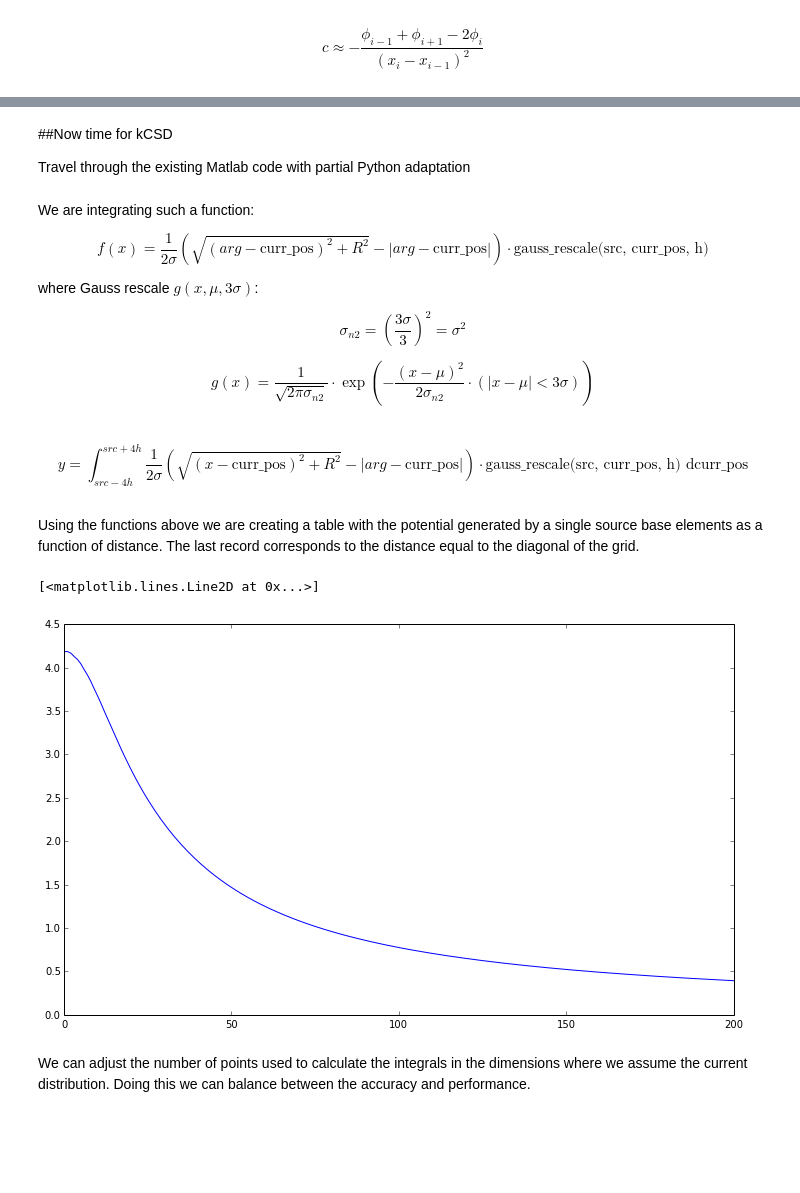
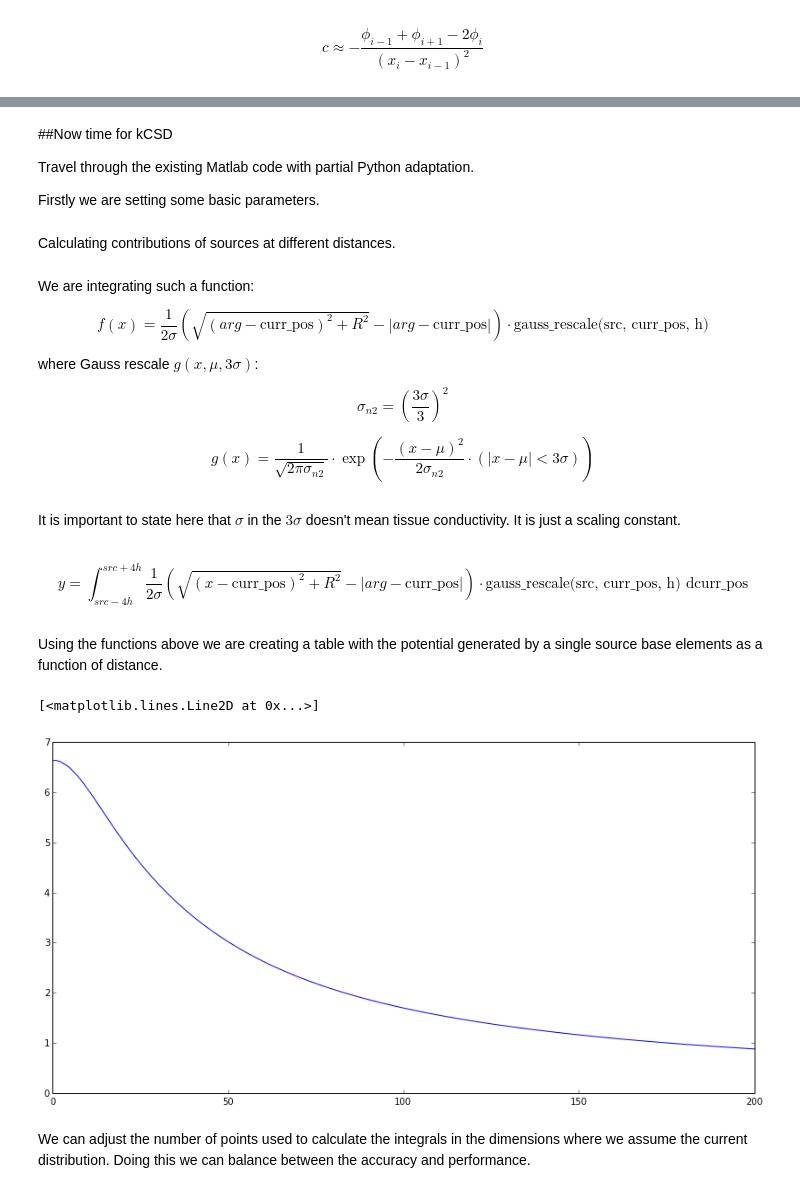
Before and after one commit to parkag/notebooks, a Jupyter notebook: pykCSD/pykCSD.ipynb, the cells around one changed output, grey strips where cells are left out. Drawn from its saved outputs; the diff is of its cells as text; code cells hidden in the pictures; blank space fills up the shorter version.

```diff
--- a/pykCSD/pykCSD.ipynb
+++ b/pykCSD/pykCSD.ipynb
@@ -14,5 +16,5 @@ Populating the interactive namespace from numpy and matplotlib
 # %%
-rcParams['figure.figsize'] = 12, 7
+rcParams['figure.figsize'] = 14, 7
 # %%
 x = linspace(-4.0, 4.0, 400)
 h = 0.7
@@ -37,9 +39,11 @@ ax2.set_title('Potentials')
 ##Sampling
 Lets now insert 10 uniformly distributed electrodes and plot their readings.
 # %%
-elec_pos = [h * (i) for i in xrange(-5,5)]
+elec_pos = [ h * i for i in xrange(-5,5)]
+print elec_pos
 
 meas_pot = [pots[int(200+r*50)] for r in elec_pos]
 print len(meas_pot)
 scatter(elec_pos, meas_pot)
+print meas_pot
 # %% [output]
@@ -59,7 +64,9 @@ plot(elec_pos[1:9], csd)
 # %% [markdown]
 ##Now time for kCSD
 
-Travel through the existing Matlab code with partial Python adaptation
+Travel through the existing Matlab code with partial Python adaptation.
+
+Firstly we are setting some basic parameters.
 # %%
 n_sources = 200 #looks best when n_sources == dist_density
 space_extension = 0.0
@@ -74,6 +81,8 @@ ext = 0
 xmin = min(elec_pos) - ext
 xmax = max(elec_pos) + ext
 src = linspace(xmin, xmax,n_sources)
+# %% [markdown]
+Calculating contributions of sources at different distances.
 # %%
 def pot_intarg(src, arg, current_pos, h, R, sigma, src_type):
 # only gauss implemented! needs expansion for step basis functions
@@ -107,41 +116,44 @@ $$f(x)= \frac{1}{2 \sigma}(\sqrt{(arg - \text{curr_pos})^2+R^2}-\left|{arg-\text
 
 where Gauss rescale $g(x,\mu,3\sigma)$:
 
-  $$\sigma_{n2} = \left(\frac{3\sigma}{3}\right)^2 = \sigma^2$$
+  $$\sigma_{n2} = \left(\frac{3\sigma}{3}\right)^2$$
 
   $$g(x) = \frac{1}{\sqrt{2\pi\sigma_{n2}}} \cdot \exp\left( -\frac{(x-\mu)^2}{2 \sigma_{n2}} \cdot (\left| x-\mu \right|<3\sigma)\right)$$
+# %% [markdown]
+It is important to state here that $\sigma$ in the $3 \sigma$ doesn't mean tissue conductivity. It is just a scaling constant.
 # %% [markdown]
 $$y = \int_{src-4h}^{src+4h} \frac{1}{2 \sigma}(\sqrt{(x - \text{curr_pos})^2+R^2}-\left|{arg-\text{curr_pos}}\right|) \cdot \text{gauss_rescale(src, curr_pos, h)}  \text{ dcurr_pos}$$
 # %% [markdown]
-Using the functions above we are creating a table with the potential generated by a single source base elements as a function of distance. The last record corresponds to the distance equal to the diagonal of the grid.
+Using the functions above we are creating a table with the potential generated by a single source base elements as a function of distance.
 # %%
 #make distance table
 dist_density = 200
-h = elec_pos[1]-elec_pos[0]
-R = 1.0
+#!!!!!
+h = 1*(elec_pos[1]-elec_pos[0])
+R = 3*(0.5)
 
 def b_pot_quad(src,arg,h,R,sigma,src_type):
     if src_type == "gaussian":
         x = linspace(src-4*h, src+4*h, 60) #manipulate the resolution
         y = [pot_intarg(src, arg, current_pos, h, R, sigma, src_type) for current_pos in x]
         z = np.trapz(y, x)
     return z
 
 def create_dist_table(dist_dens,dist_max,h,R,sigma,src_type):
     dist_table=zeros(dist_dens+1)
 
     for i in xrange(0,dist_dens+1):
         dist_table[i] = b_pot_quad(0,(float(i)/dist_dens)*dist_max, h, R, sigma, src_type)
 
     return dist_table
 
 dt = create_dist_table(dist_density, max_dist, h, R, sigma, "gaussian")
 #print dt
 
 plot(dt)
 # %% [output]
 [<matplotlib.lines.Line2D at 0x...>]
-[figure, old version]
+[figure, new version]
 # %% [markdown]
 We can adjust the number of points used to calculate the integrals in the dimensions where we assume the current distribution.
 Doing this we can balance between the accuracy and performance.
```
Also changed, not shown: parts of 27 cells of this notebook, 9 other files.
